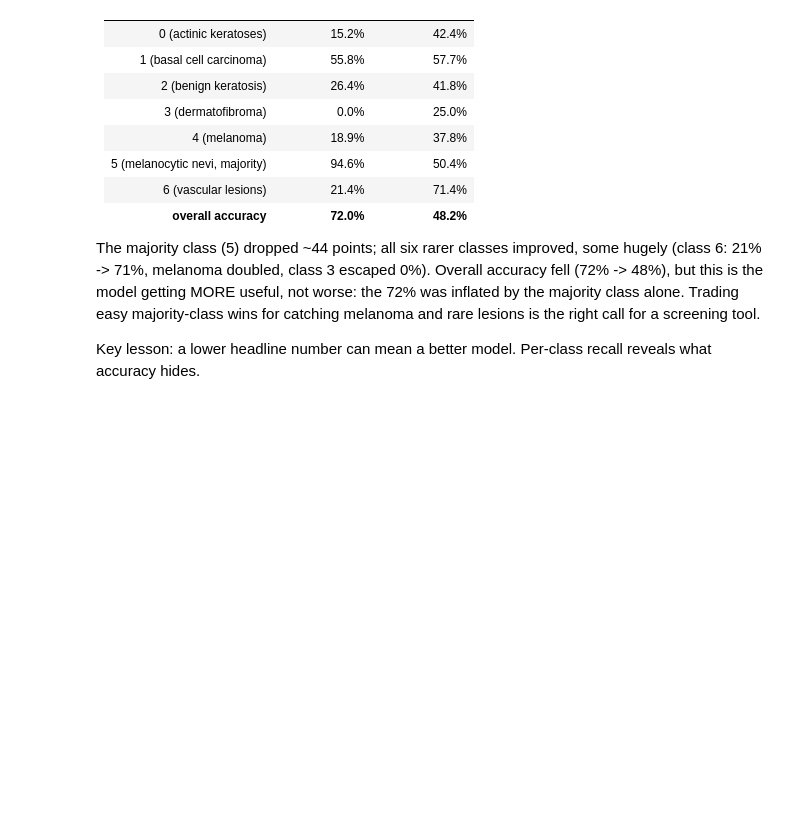
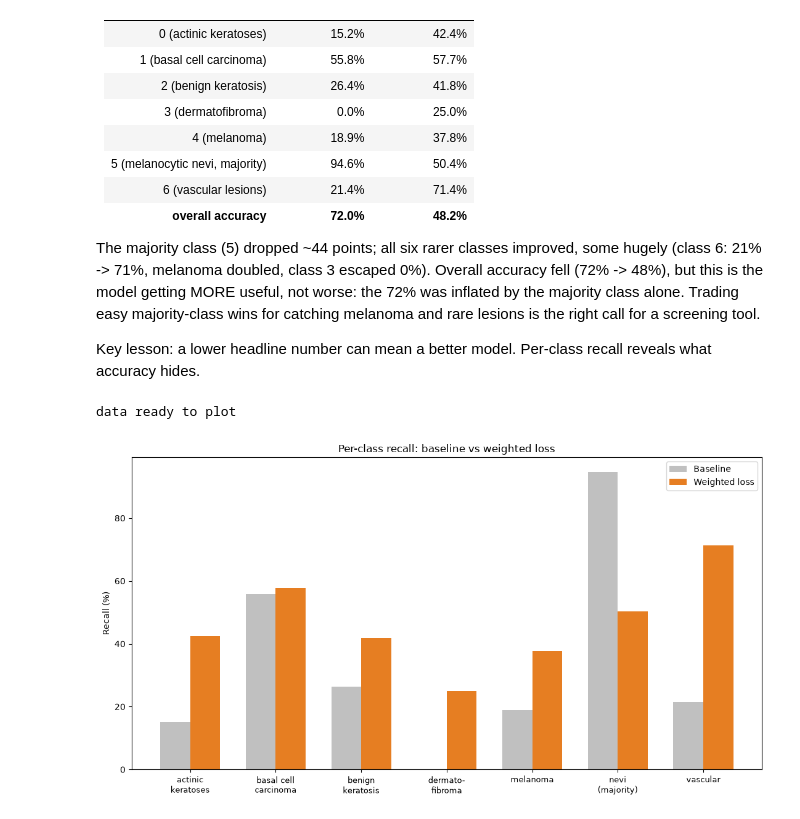
Before and after one commit to Intechgent/SkinSight, a Jupyter notebook: notebooks/04_baseline_and_imbalance.ipynb, the cells around one changed output. Saved outputs shown, nothing was run; the diff lists cells and outputs as text; code cells hidden in the pictures; blank space fills up the shorter version.

Commit message:
feat: baseline vs weighted recall comparison chart

```diff
--- a/notebooks/04_baseline_and_imbalance.ipynb
+++ b/notebooks/04_baseline_and_imbalance.ipynb
@@ -151,3 +151,37 @@ Overall accuracy fell (72% -> 48%), but this is the model getting MORE useful, n
 Trading easy majority-class wins for catching melanoma and rare lesions is the right call for a screening tool.
 
 Key lesson: a lower headline number can mean a better model. Per-class recall reveals what accuracy hides.
+# %%
+import matplotlib.pyplot as plt
+import numpy as np
+
+class_names = ["actinic\nkeratoses", "basal cell\ncarcinoma", "benign\nkeratosis",
+               "dermato-\nfibroma", "melanoma", "nevi\n(majority)", "vascular"]
+
+baseline_recall = [15.2, 55.8, 26.4,  0.0, 18.9, 94.6, 21.4]
+weighted_recall = [42.4, 57.7, 41.8, 25.0, 37.8, 50.4, 71.4]
+
+print("data ready to plot")
+# %% [output]
+data ready to plot
+# %%
+x = np.arange(len(class_names))   # positions 0,1,2,...,6 - one slot per class
+width = 0.35                       # width of each bar
+
+fig, ax = plt.subplots(figsize=(11, 6))
+
+bars1 = ax.bar(x - width/2, baseline_recall, width, label="Baseline", color="#c0c0c0")
+bars2 = ax.bar(x + width/2, weighted_recall, width, label="Weighted loss", color="#e67e22")
+
+ax.set_ylabel("Recall (%)")
+ax.set_title("Per-class recall: baseline vs weighted loss")
+ax.set_xticks(x)
+ax.set_xticklabels(class_names, fontsize=9)
+ax.legend()
+ax.axhline(y=0, color="black", linewidth=0.8)
+
+plt.tight_layout()
+plt.savefig("recall_comparison.png", dpi=150, bbox_inches="tight")
+plt.show()
+# %% [output]
+[figure, added]
```
Also changed, not shown: parts of 1 cell of this notebook, 1 other file.
